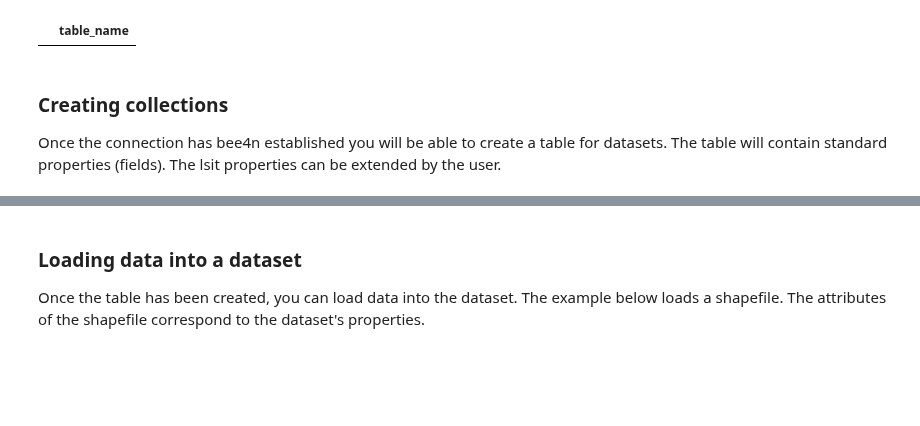
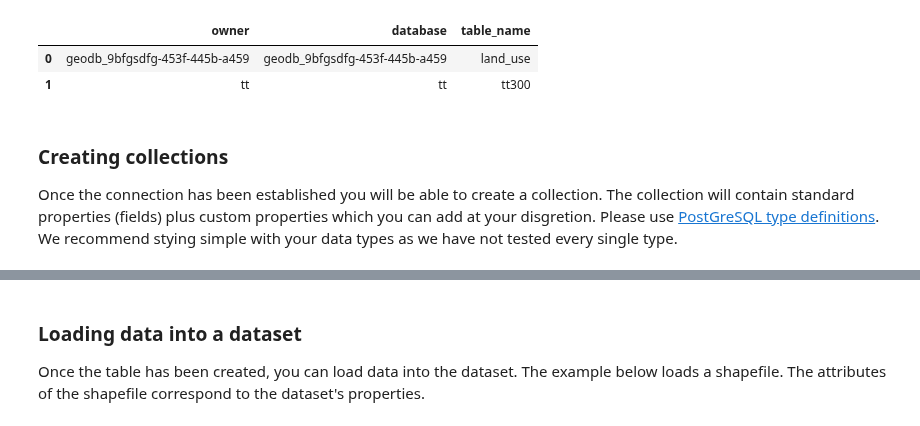
Before and after one commit to xcube-dev/xcube-geodb, a Jupyter notebook: docs/source/working/geodb_manage_collections.ipynb, the cells around one changed output, grey strips where cells are left out. Saved outputs shown, nothing was run; the diff lists cells and outputs as text; code cells hidden in the pictures; blank space fills up the shorter version.

```diff
--- a/docs/source/working/geodb_manage_datasets.ipynb
+++ b/docs/source/working/geodb_manage_collections.ipynb
@@ -19,12 +42,17 @@ geodb.whoami
-# %%
-ds = geodb.get_collections()
-ds
-# %% [output]
-|  | table_name |
+# %%
+# Lets get already existing collections
+ds = geodb.get_my_collections()
+ds
+# %% [output]
+|  | owner | database | table_name |
+| 0 | geodb_9bfgsdfg-453f-445b-a459 | geodb_9bfgsdfg-453f-445b-a459 | land_use |
+| 1 | tt | tt | tt300 |
 # %% [markdown]
 ### Creating collections
 
-Once the connection has bee4n established you will be able to create a table for datasets. The table will contain standard properties (fields). The lsit properties can be extended by the user.
+Once the connection has been established you will be able to create a collection. The collection will contain standard properties (fields) plus custom properties
+which you can add at your disgretion. Please use [PostGreSQL type definitions](https://www.postgresql.org/docs/11/datatype.html). We recommend stying simple with
+your data types as we have not tested every single type.
 # %%
 # Have a look at fiona feature schema
 collections = {
```
Also changed, not shown: parts of 25 cells of this notebook, 6 other files.
